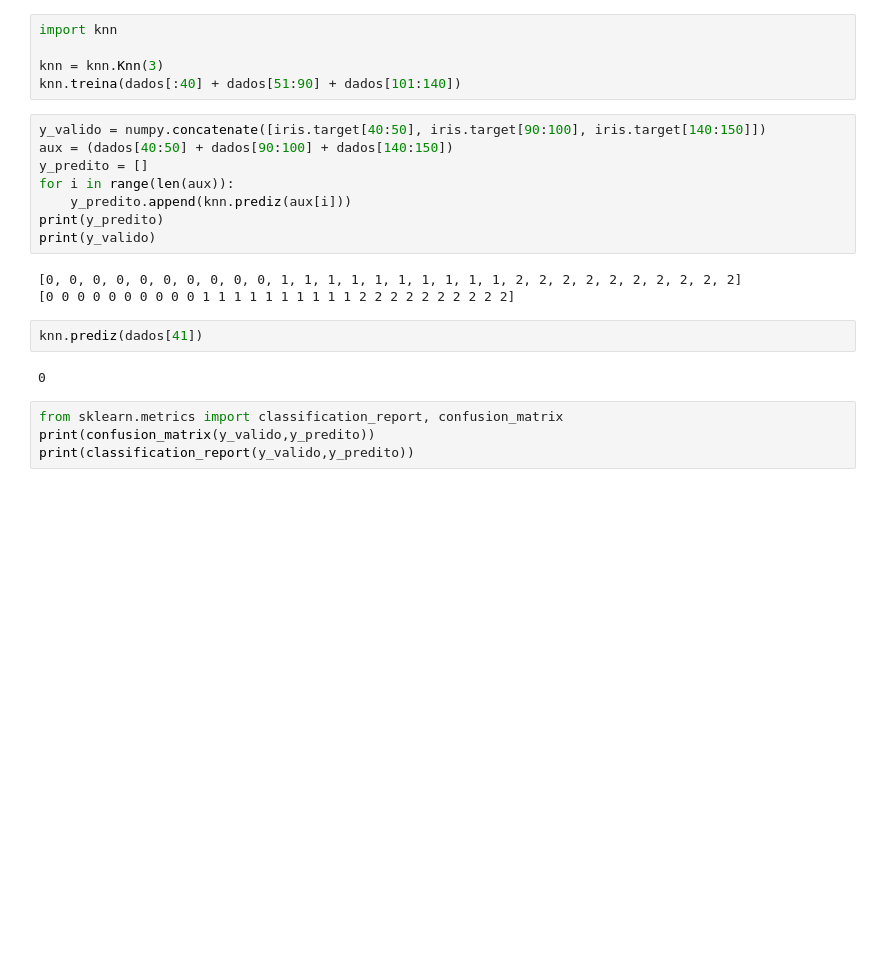
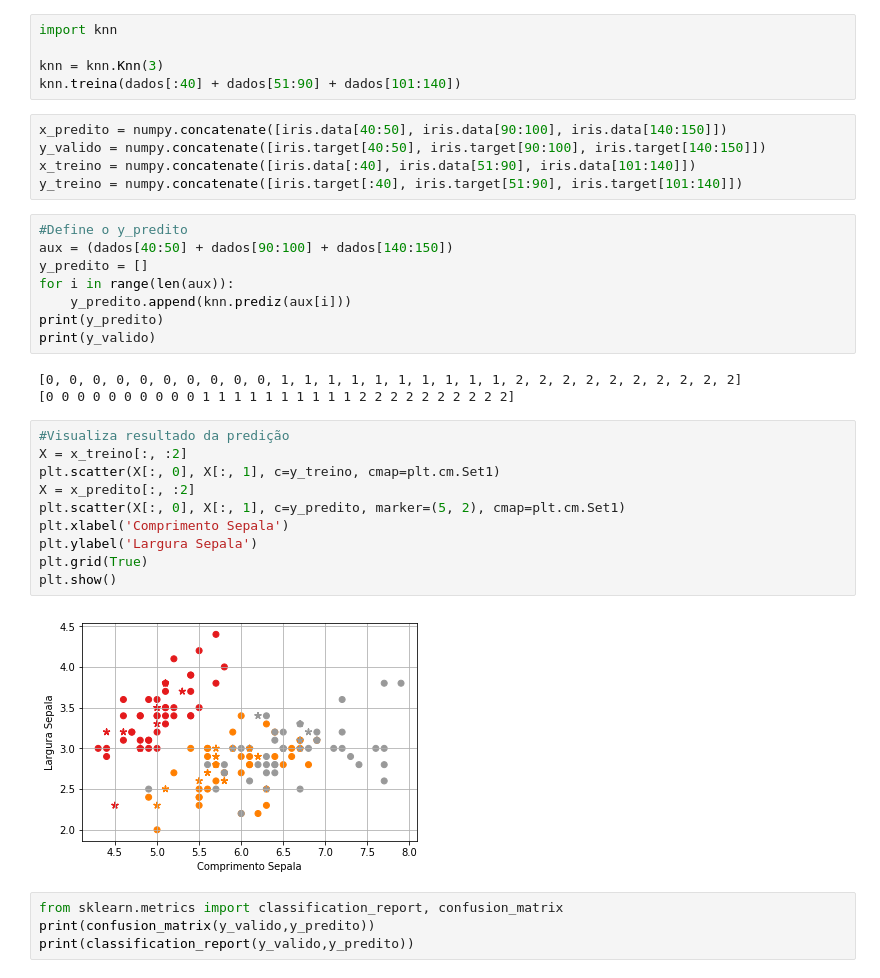
Before and after one commit to camilalopes/genetico, a Jupyter notebook: aprendizagem/apresentacao.ipynb, the cells around one changed output. Saved outputs shown, nothing was run; the diff lists cells and outputs as text; blank space fills up the shorter version.

Commit message:
Adiciona visualização dos dados preditos

```diff
--- a/aprendizagem/apresentacao.ipynb
+++ b/aprendizagem/apresentacao.ipynb
@@ -25,8 +25,13 @@ import knn
 
 knn = knn.Knn(3)
 knn.treina(dados[:40] + dados[51:90] + dados[101:140])
+# %%
+x_predito = numpy.concatenate([iris.data[40:50], iris.data[90:100], iris.data[140:150]])
+y_valido = numpy.concatenate([iris.target[40:50], iris.target[90:100], iris.target[140:150]])
+x_treino = numpy.concatenate([iris.data[:40], iris.data[51:90], iris.data[101:140]])
+y_treino = numpy.concatenate([iris.target[:40], iris.target[51:90], iris.target[101:140]])
 # %%
-y_valido = numpy.concatenate([iris.target[40:50], iris.target[90:100], iris.target[140:150]])
+#Define o y_predito
 aux = (dados[40:50] + dados[90:100] + dados[140:150])
 y_predito = []
 for i in range(len(aux)):
@@ -36,10 +41,18 @@ print(y_valido)
 # %% [output]
 [0, 0, 0, 0, 0, 0, 0, 0, 0, 0, 1, 1, 1, 1, 1, 1, 1, 1, 1, 1, 2, 2, 2, 2, 2, 2, 2, 2, 2, 2]
 [0 0 0 0 0 0 0 0 0 0 1 1 1 1 1 1 1 1 1 1 2 2 2 2 2 2 2 2 2 2]
-# %%
-knn.prediz(dados[41])
-# %% [output]
-0
+# %%
+#Visualiza resultado da predição
+X = x_treino[:, :2]
+plt.scatter(X[:, 0], X[:, 1], c=y_treino, cmap=plt.cm.Set1)
+X = x_predito[:, :2]
+plt.scatter(X[:, 0], X[:, 1], c=y_predito, marker=(5, 2), cmap=plt.cm.Set1)
+plt.xlabel('Comprimento Sepala')
+plt.ylabel('Largura Sepala')
+plt.grid(True)
+plt.show()
+# %% [output]
+[figure, added]
 # %%
 from sklearn.metrics import classification_report, confusion_matrix
 print(confusion_matrix(y_valido,y_predito))
```
